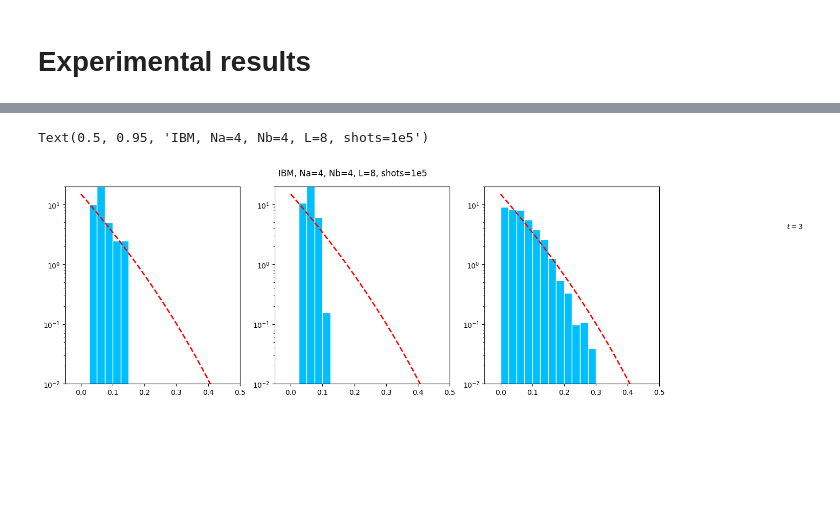
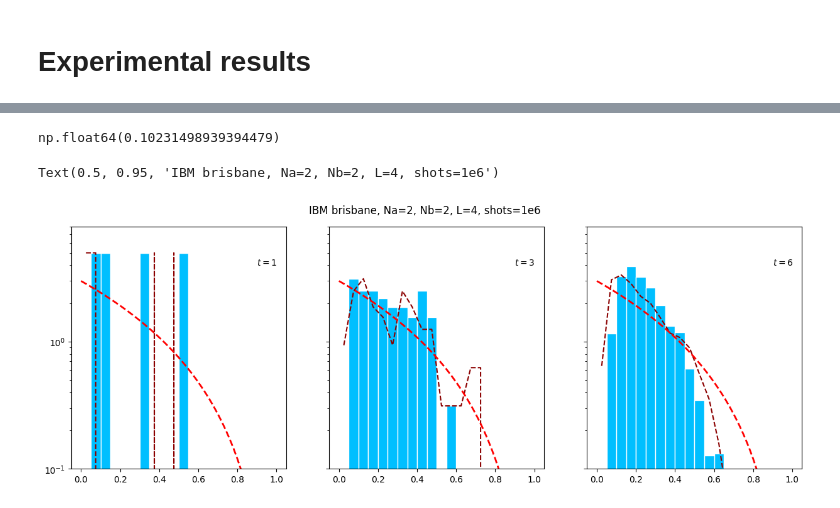
Before and after one commit to bzGit06/HaarQML, a Jupyter notebook: HDT_PoP_qiskit.ipynb, the cells around one changed output, grey strips where cells are left out. Cells and saved outputs as stored; diff of their text form; code cells hidden in the pictures; blank space fills up the shorter version.

```diff
--- a/HDT_PoP_qiskit.ipynb
+++ b/HDT_PoP_qiskit.ipynb
@@ -285,11 +333,11 @@ condP = np.load(os.path.join(path, f'condP_Na{n_data}Nb{n_bath}L{n_depth}.npz'))
 fig, axs = plt.subplots(1, 4, figsize=(20, 5), sharex=True, sharey=True)
 qs = np.linspace(0, 100, 51)/100
 for i in range(4):
-    axs[i].hist(condP[f'arr_{i}'], bins=np.linspace(0, 1, 21), density=True, color='deepskyblue', edgecolor='white')
+    axs[i].hist(condP[f'arr_{i}'], bins=np.linspace(0, 1, 41), density=True, color='deepskyblue', edgecolor='white')
     axs[i].plot(qs, pt_density(qs, n_data), '--', lw=2, color='r')
     axs[i].text(0.9, 6, fr'$t={step[i]}$')
 axs[0].set_yscale('log')
 axs[0].set_ylim(0.01, 20)
 
-fig.suptitle(f'Noiseless, Na=2, Nb=2, L=4, shots=1e6', y=1.)
+fig.suptitle(f'Noiseless, Na=4, Nb=4, L=8, shots=1e6', y=1.)
 # %% [output]
@@ -306,7 +354,7 @@ condP = np.load(os.path.join(path, f'condP_Na{n_data}Nb{n_bath}L{n_depth}.npz'))
 fig, axs = plt.subplots(1, 4, figsize=(20, 5), sharex=True, sharey=True)
 qs = np.linspace(0, 100, 51)/100
 for i in range(4):
-    axs[i].hist(condP[f'arr_{i}'], bins=np.linspace(0, 1, 21), density=True, color='deepskyblue', edgecolor='white')
+    axs[i].hist(condP[f'arr_{i}'], bins=np.linspace(0, 1, 41), density=True, color='deepskyblue', edgecolor='white')
     axs[i].plot(qs, pt_density(qs, n_data), '--', lw=2, color='r')
     axs[i].text(0.9, 6, fr'$t={step[i]}$')
 axs[0].set_yscale('log')
@@ -424,0 +503,20 @@ np.savez(f'data/experiment/PoP/brisbane/Na{n_data}/condP_Na{n_data}Nb{n_bath}L{n
+# %%
+x = np.linspace(0, 1, 41)
+cdf_g = gaussian_cdf(x, condP, 0.005)
+
+h, b = np.histogram(condP, bins=x, density=True)
+cdf_grid = np.cumsum(h * np.diff(b))
+
+fig, ax = plt.subplots()
+ecdf(condP).cdf.plot(ax, label='ECDF')
+ax.plot(x, cdf_g, label='Gaussian CDF')
+ax.plot((b[1:]+b[:-1])/2, cdf_grid, label='grid CDF')
+ax.plot(x, 1. - (1.-x)**(2**n_data-1), '--', c='k')
+ax.legend()
+ax.set_xlim(-0.02, 0.42)
+
+ks_g = np.max(np.abs(cdf_g - pt_cdf(x, n_data)))
+ks_grid = np.max(cdf_grid - pt_cdf((b[1:]+b[:-1])/2, n_data))
+
+print(f'Gaussian KS stat={ks_g}, p-value={kstwo.sf(np.max(cdf_g - pt_cdf(x, n_data)), len(x)-1)}')
+print(f'Grid KS stat={ks_grid}, p-value={kstwo.sf(np.max(cdf_grid - pt_cdf((b[1:]+b[:-1])/2, n_data)), len(x)-1)}')
@@ -425,20 +527,29 @@ np.savez(f'data/experiment/PoP/brisbane/Na{n_data}/condP_Na{n_data}Nb{n_bath}L{n
+# %%
+from scipy.stats import kstwo
+
+kstwo.sf(0.1861372380923315, len(x))
+# %% [output]
+np.float64(0.10231498939394479)
 # %%
-n_data = 4
-steps = [1, 2, 3]
+n_data, n_bath = 2, 2
+n_depth = n_data + n_bath
+steps = [1, 3, 6]
 
-condP = np.load(f'data/experiment/PoP/brisbane/Na{n_data}/condP_Na{n_data}Nb{n_bath}L{n_depth}_s1e5_brisbane.npz')
+condP = np.load(f'data/experiment/PoP/brisbane/Na{n_data}/condP_Na{n_data}Nb{n_bath}L{n_depth}_merge.npz')
+condP_simu = np.load(f'data/experiment/PoP/brisbaneSimu/Na{n_data}/condP_Na{n_data}Nb{n_bath}L{n_depth}_merge.npz')
 
-fig, axs = plt.subplots(1, 3, figsize=(15, 5))
+fig, axs = plt.subplots(1, 3, figsize=(15, 5), sharex=True, sharey=True)
 qs = np.linspace(0, 100, 51)/100
 for i in range(3):
-    axs[i].hist(condP[f'arr_{i}'], bins=np.linspace(0, 1, 41), density=True, color='deepskyblue', edgecolor='white',
+    axs[i].hist(condP[f'arr_{i}'], bins=np.linspace(0, 1, 21), density=True, color='deepskyblue', edgecolor='white',
                 label='$t={}$'.format(steps[i]))
+    h, b = np.histogram(condP_simu[f'arr_{i}'], bins=np.linspace(0, 1, 21), density=True)
+    axs[i].plot((b[1:]+b[:-1])/2, h, '--', c='darkred')
     axs[i].plot(qs, (2**n_data - 1)*(1-qs)**(2**n_data-2), '--', lw=2, color='r')
     axs[i].set_yscale('log')
-    axs[i].set_ylim(0.01, 20)
-    axs[i].set_xlim(-0.05, 0.5)
     axs[i].text(0.9, 4, '$t={}$'.format(steps[i]))
-fig.suptitle('IBM, Na={}, Nb={}, L={}, shots={}'.format(n_data, n_bath, n_depth, '1e5'), y=0.95)
+axs[0].set_ylim(0.1, 8)
+fig.suptitle('IBM brisbane, Na={}, Nb={}, L={}, shots={}'.format(n_data, n_bath, n_depth, '1e6'), y=0.95)
 # %% [output]
-Text(0.5, 0.95, 'IBM, Na=4, Nb=4, L=8, shots=1e5')
+Text(0.5, 0.95, 'IBM brisbane, Na=2, Nb=2, L=4, shots=1e6')
-[figure, old version]
+[figure, new version]
```
Also changed, not shown: parts of 27 cells of this notebook.
